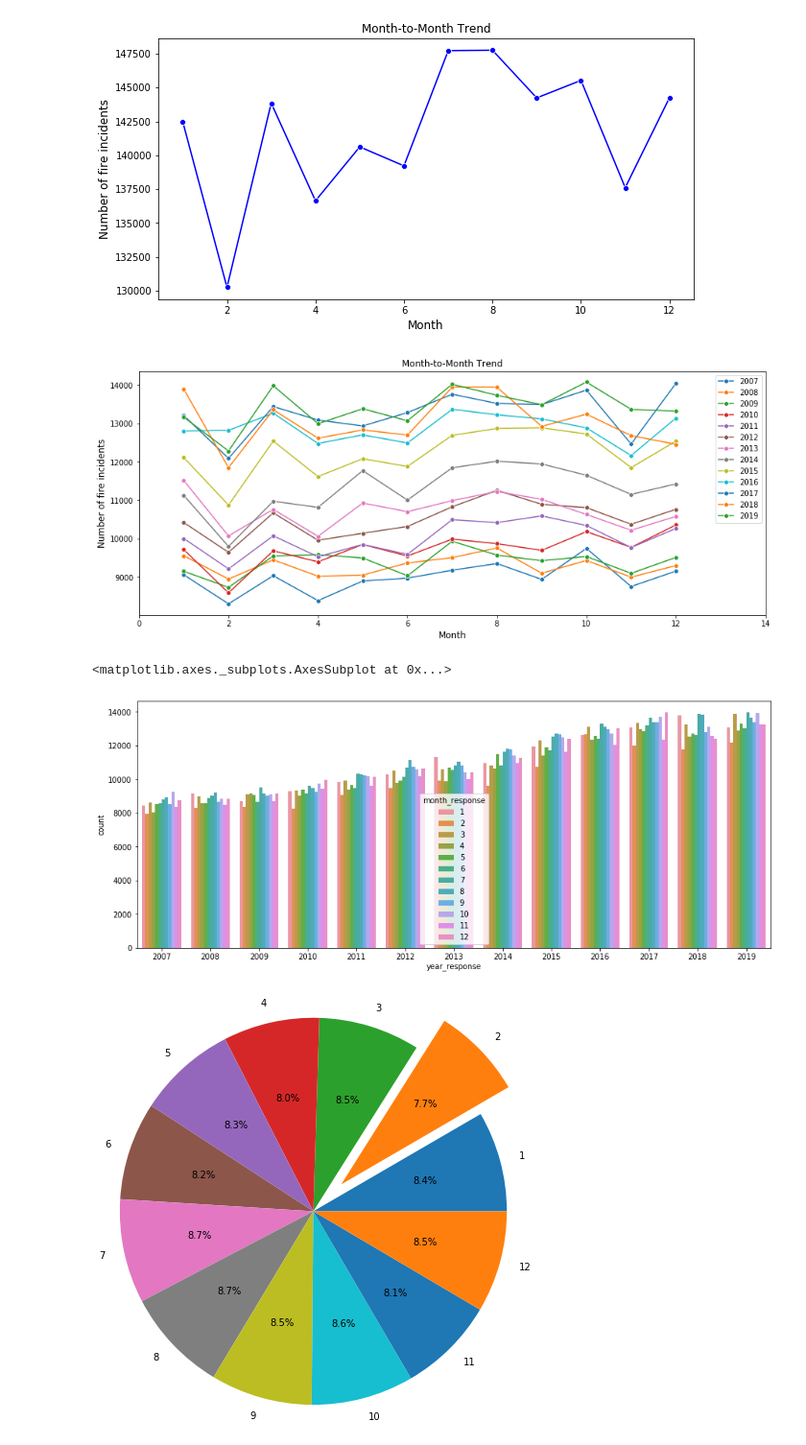
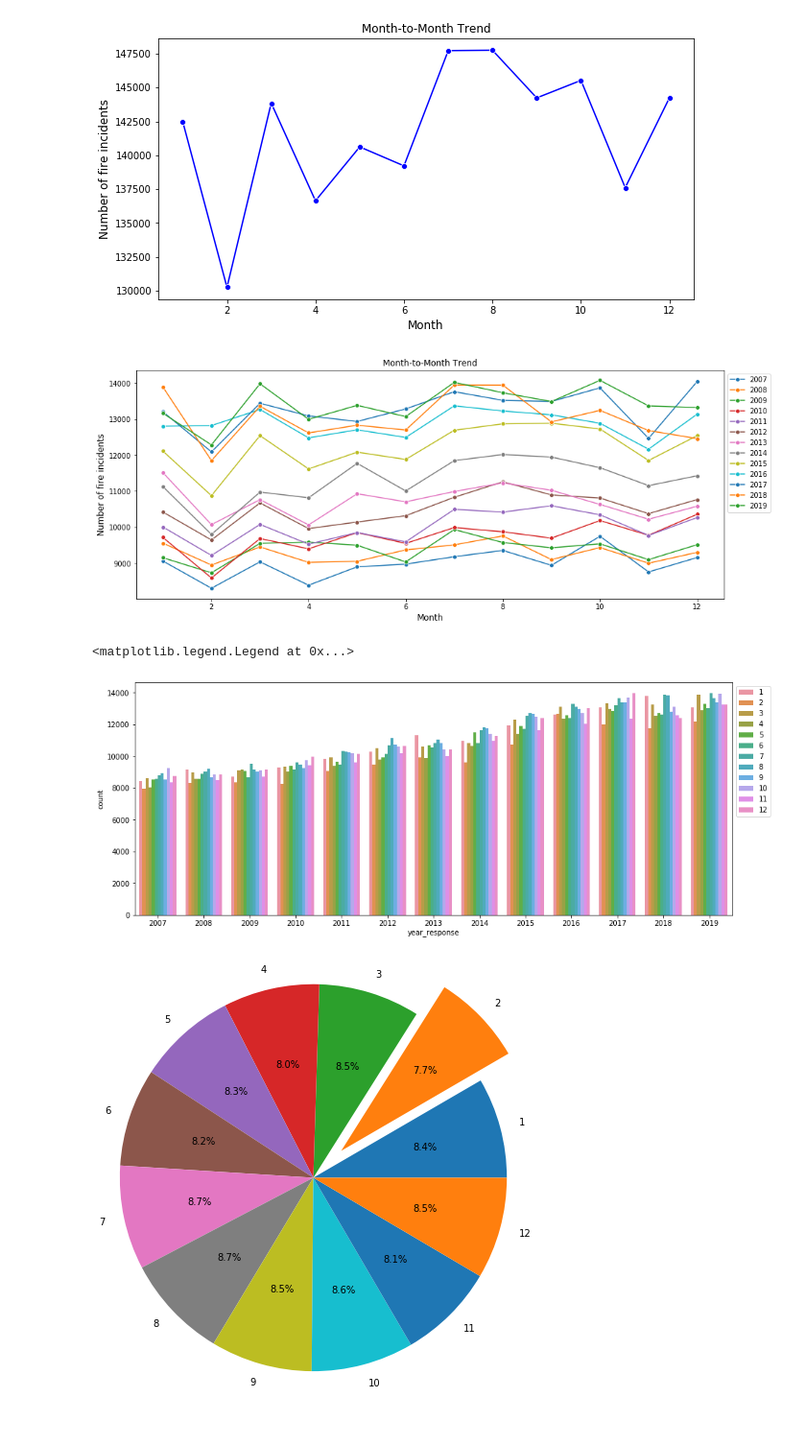
Before and after one commit to hundredball/ECE143_Project_Group24, a Jupyter notebook: ECE143.ipynb, the cells around one changed output. Shown at 96% size. Drawn from its saved outputs; the diff is of its cells as text; code cells hidden in the pictures.

```diff
--- a/ECE143.ipynb
+++ b/ECE143.ipynb
@@ -77,44 +77,45 @@ month_count_09  = y_09['month_response'].value_counts()
 month_count_10  = y_10['month_response'].value_counts()
 month_count_11  = y_11['month_response'].value_counts()
 month_count_12  = y_12['month_response'].value_counts()
 month_count_13  = y_13['month_response'].value_counts()
 month_count_14  = y_14['month_response'].value_counts()
 month_count_15  = y_15['month_response'].value_counts()
 month_count_16  = y_16['month_response'].value_counts()
 month_count_17  = y_17['month_response'].value_counts()
 month_count_18  = y_18['month_response'].value_counts()
 month_count_19  = y_19['month_response'].value_counts()
 
 plt.figure(figsize=(15,6))
 sns.lineplot(month_count_07.index, month_count_07.values, marker = 'o', label = '2007')
 sns.lineplot(month_count_08.index, month_count_08.values, marker = 'o', label = '2008')
 sns.lineplot(month_count_09.index, month_count_09.values, marker = 'o', label = '2009')
 sns.lineplot(month_count_10.index, month_count_10.values, marker = 'o', label = '2010')
 sns.lineplot(month_count_11.index, month_count_11.values, marker = 'o', label = '2011')
 sns.lineplot(month_count_12.index, month_count_12.values, marker = 'o', label = '2012')
 sns.lineplot(month_count_13.index, month_count_13.values, marker = 'o', label = '2013')
 sns.lineplot(month_count_14.index, month_count_14.values, marker = 'o', label = '2014')
 sns.lineplot(month_count_15.index, month_count_15.values, marker = 'o', label = '2015')
 sns.lineplot(month_count_16.index, month_count_16.values, marker = 'o', label = '2016')
 sns.lineplot(month_count_17.index, month_count_17.values, marker = 'o', label = '2017')
 sns.lineplot(month_count_18.index, month_count_18.values, marker = 'o', label = '2018')
 sns.lineplot(month_count_19.index, month_count_19.values, marker = 'o', label = '2019')
 plt.title('Month-to-Month Trend')
 plt.ylabel('Number of fire incidents', fontsize=12)
 plt.xlabel('Month', fontsize=12)
-plt.legend()
-plt.xlim((0,14))
+plt.legend(bbox_to_anchor=(1, 1), loc='best', ncol=1)
 plt.show()
 # %% [output]
-[figure, old version]
+[figure, new version]
 # %%
 ## Distribution of number of incidents across each year, each month
 
 plt.figure(figsize=(15,6))
 sns.countplot(x='year_response', hue = 'month_response', data = fireDataFrame)
+sns.set_color_codes('muted')
+plt.legend(bbox_to_anchor=(1, 1), loc='best', ncol=1)
 # %% [output]
-<matplotlib.axes._subplots.AxesSubplot at 0x...>
+<matplotlib.legend.Legend at 0x...>
-[figure, old version]
+[figure, new version]
 # %%
 # pie plot
 plt.figure(figsize = (8,8))
```
Also changed, not shown: parts of 3 cells of this notebook.
